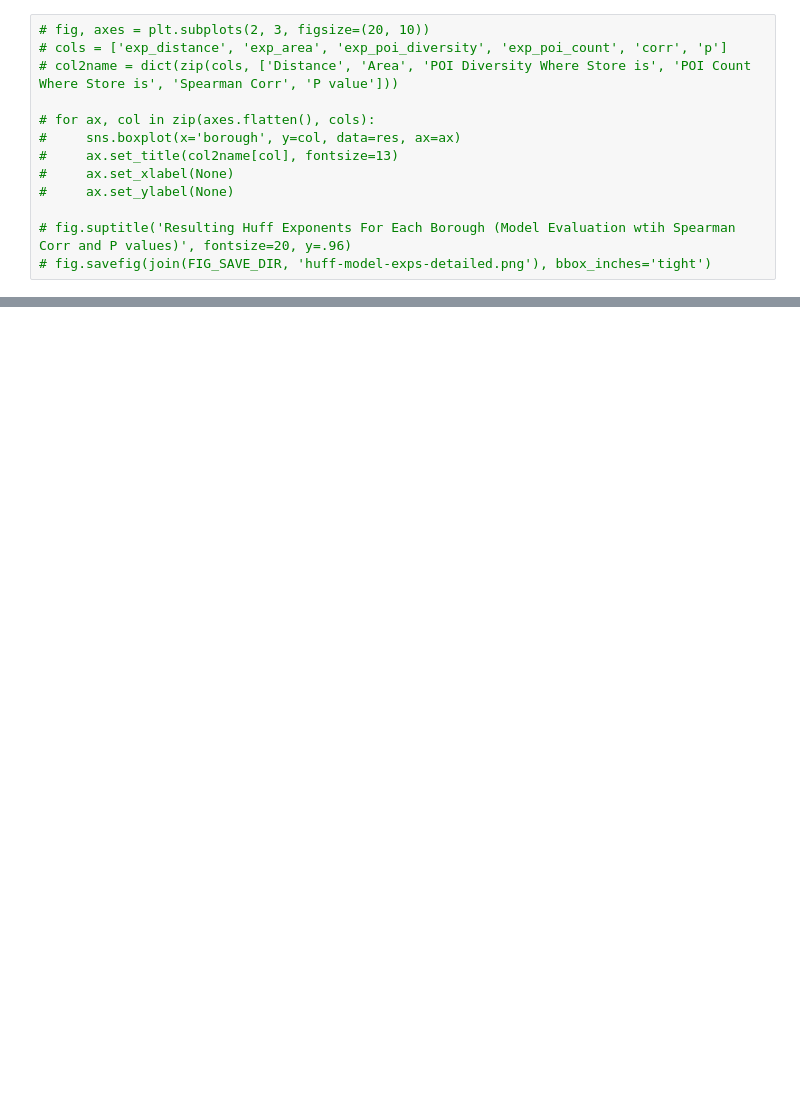
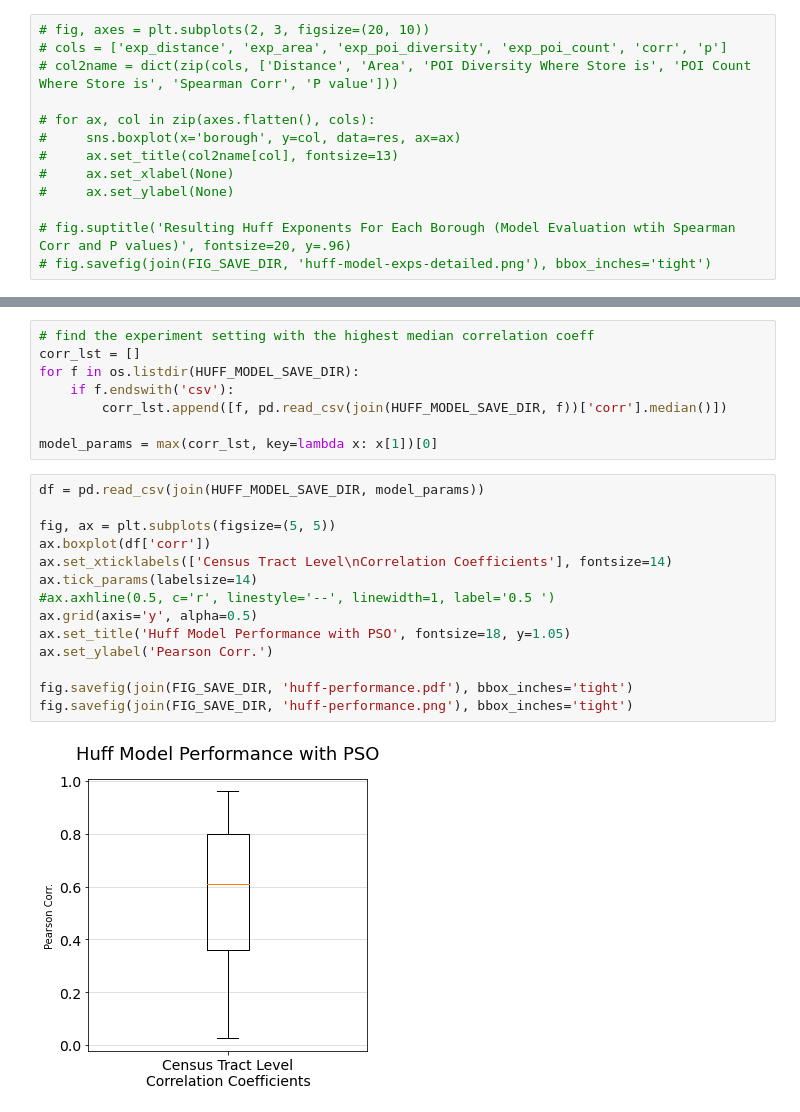
Before and after one commit to hasanalpboz/safegraph-covid19-mobility, a Jupyter notebook: scripts/notebooks/huff-model-pso.ipynb, the cells around one changed output, grey strips where cells are left out. Cells and saved outputs as stored; diff of their text form; blank space fills up the shorter version.

```diff
--- a/scripts/notebooks/huff-model-pso.ipynb
+++ b/scripts/notebooks/huff-model-pso.ipynb
@@ -469,2 +548,26 @@ def simulate_matching_poi_per_capita(source_borough,
+# %%
+# find the experiment setting with the highest median correlation coeff
+corr_lst = []
+for f in os.listdir(HUFF_MODEL_SAVE_DIR):
+    if f.endswith('csv'):
+        corr_lst.append([f, pd.read_csv(join(HUFF_MODEL_SAVE_DIR, f))['corr'].median()])
+
+model_params = max(corr_lst, key=lambda x: x[1])[0]
+# %%
+df = pd.read_csv(join(HUFF_MODEL_SAVE_DIR, model_params))
+
+fig, ax = plt.subplots(figsize=(5, 5))
+ax.boxplot(df['corr'])
+ax.set_xticklabels(['Census Tract Level\nCorrelation Coefficients'], fontsize=14)
+ax.tick_params(labelsize=14)
+#ax.axhline(0.5, c='r', linestyle='--', linewidth=1, label='0.5 ')
+ax.grid(axis='y', alpha=0.5)
+ax.set_title('Huff Model Performance with PSO', fontsize=18, y=1.05)
+ax.set_ylabel('Pearson Corr.')
+
+fig.savefig(join(FIG_SAVE_DIR, 'huff-performance.pdf'), bbox_inches='tight')
+fig.savefig(join(FIG_SAVE_DIR, 'huff-performance.png'), bbox_inches='tight')
+# %% [output]
+[figure, added]
 # %%
 source_borough = 'Staten Island'
```
Also changed, not shown: parts of 13 cells of this notebook, 11 other files.
